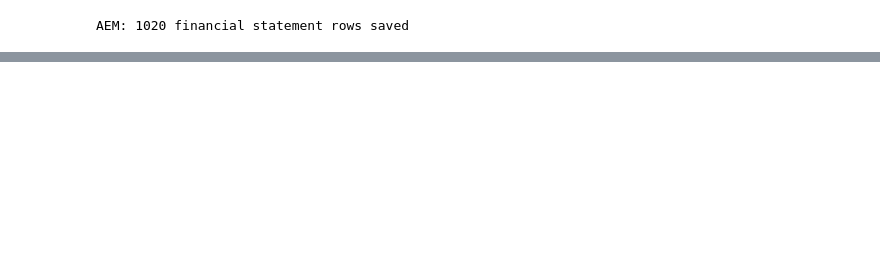
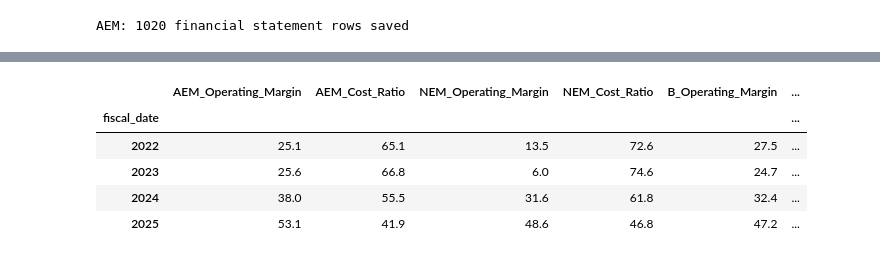
Before and after one commit to ChristopheAbelem/agnico-kirkland-ma-analysis, a Jupyter notebook: notebooks/01_data_collection.ipynb, the cells around one changed output, grey strips where cells are left out. Drawn from its saved outputs; the diff is of its cells as text; code cells hidden in the pictures; blank space fills up the shorter version.

```diff
--- a/notebooks/01_data_collection.ipynb
+++ b/notebooks/01_data_collection.ipynb
@@ -44,5 +46,5 @@ AEM price today: $186.46
 # %%
-peers = ["NEM", "GOLD"]
+peers = ["NEM", "B"]
 peer_returns = {}
 
 for ticker in peers:
@@ -201,0 +225,31 @@ first 5 years post-merger (2021–2026).
+# %%
+peer_margins = {}
+for ticker in ["NEM", "B"]:
+    fin = yf.Ticker(ticker).financials
+    rev = fin.loc["Total Revenue"]
+    df = pd.DataFrame({
+        f"{ticker}_Operating_Margin": fin.loc["Operating Income"] / rev * 100,
+        f"{ticker}_Cost_Ratio": fin.loc["Cost Of Revenue"] / rev * 100,
+    })
+    df.index = df.index.year
+    peer_margins[ticker] = df
+
+aem_margins = pivot_margins[["Operating_Margin", "Cost_Ratio"]].copy()
+aem_margins.index = pivot_margins["fiscal_date"].str[:4].astype(int)
+aem_margins.columns = ["AEM_Operating_Margin", "AEM_Cost_Ratio"]
+
+comparison = (
+    aem_margins
+    .join(peer_margins["NEM"], how="inner")
+    .join(peer_margins["B"], how="inner")
+    .sort_index()
+    .round(1)
+)
+comparison
+# %% [output]
+|  | AEM_Operating_Margin | AEM_Cost_Ratio | NEM_Operating_Margin | NEM_Cost_Ratio | B_Operating_Margin | ... |
+| fiscal_date |  |  |  |  |  | ... |
+| 2022 | 25.1 | 65.1 | 13.5 | 72.6 | 27.5 | ... |
+| 2023 | 25.6 | 66.8 | 6.0 | 74.6 | 24.7 | ... |
+| 2024 | 38.0 | 55.5 | 31.6 | 61.8 | 32.4 | ... |
+| 2025 | 53.1 | 41.9 | 48.6 | 46.8 | 47.2 | ... |
```
Also changed, not shown: parts of 22 cells of this notebook.
